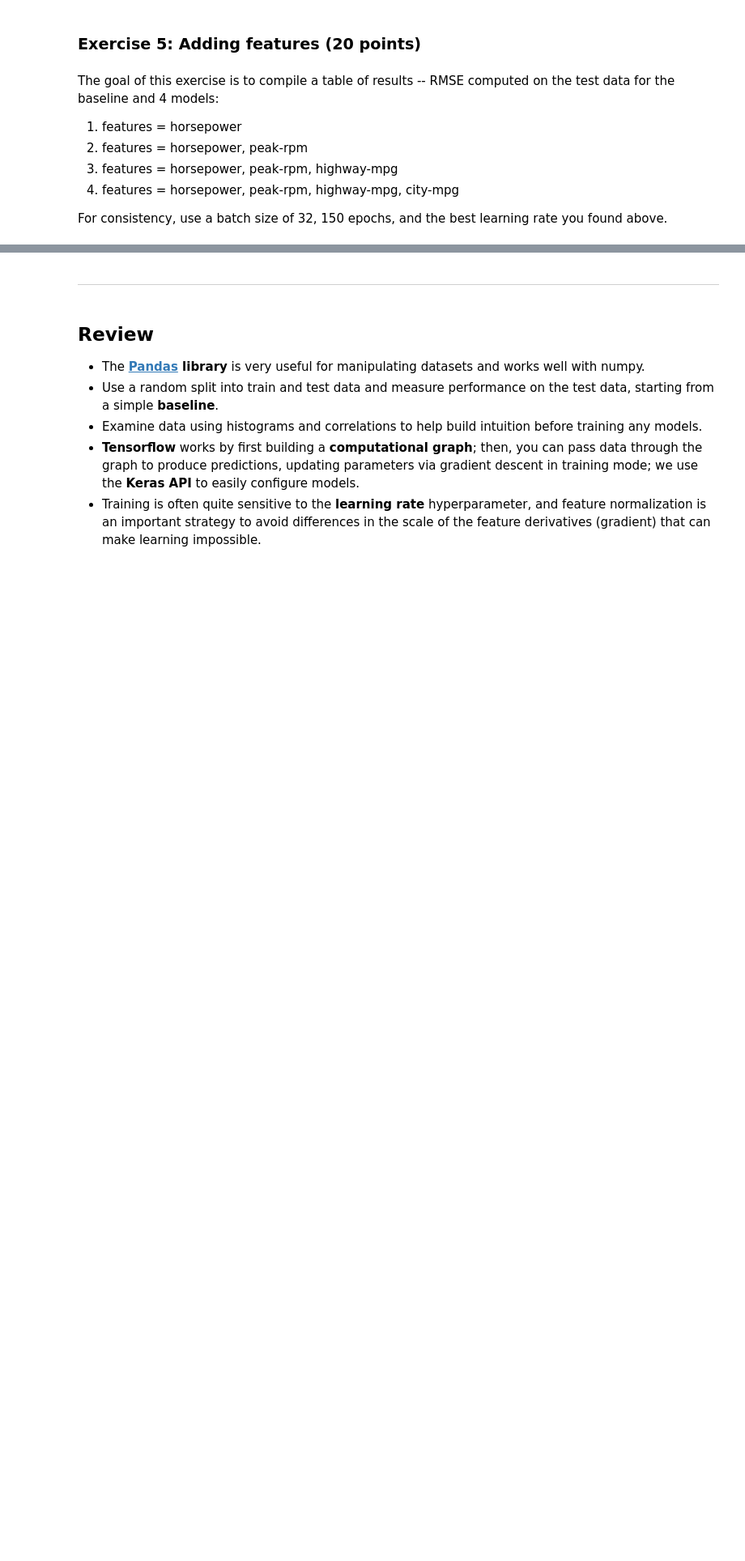
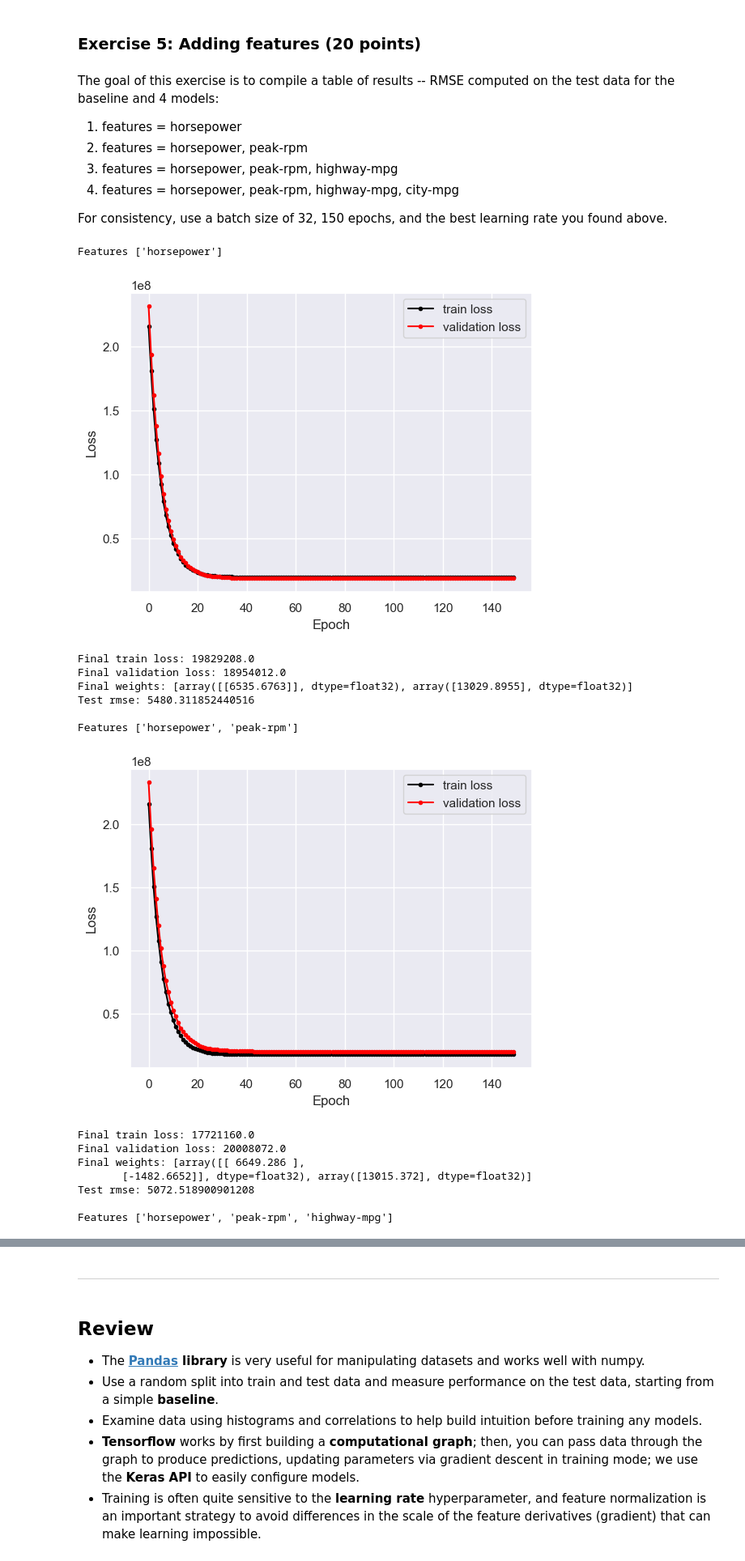
Before and after one commit to maureen-fromuth/DATASCI207_Sec03, a Jupyter notebook: 03 Linear Regression with Tensorflow.ipynb, the cells around one changed output, grey strips where cells are left out. Shown: that part at 81% size. Saved outputs shown, nothing was run; the diff lists cells and outputs as text; code cells hidden in the pictures; blank space fills up the shorter version.

```diff
--- a/03 Linear Regression with Tensorflow.ipynb
+++ b/03 Linear Regression with Tensorflow.ipynb
@@ -426,26 +545,47 @@ The goal of this exercise is to compile a table of results -- RMSE computed on t
 For consistency, use a batch size of 32, 150 epochs, and the best learning rate you found above.
 # %%
 # EDIT CODE HERE
-best_learning_rate = NotImplemented #add here the learning rate you found above
+best_learning_rate = 0.01 #add here the learning rate you found above
 
 def run_experiment(features, learning_rate):
   model = build_model(len(features), learning_rate)
 
   history = model.fit(
     x = car_train_features_norm[features],
     y = car_train_labels,
     validation_split=0.1,
     epochs=150,
     batch_size=32,
     verbose=0)
 
   plot_loss(model, history)
 
   # Make predictions on test data
   test_loss = model.evaluate(car_test_features_norm[features],
                              car_test_labels,
                              verbose=0)
   test_rmse = np.sqrt(test_loss)
   print('Test rmse:', test_rmse)
 
-run_experiment(features, best_learning_rate)
+features = ['horsepower', 'peak-rpm', 'highway-mpg', 'city-mpg']
+
+for x in range(len(features)):
+  print('\nFeatures', features[:x+1])
+  run_experiment(features[:x+1], best_learning_rate)
+# %% [output]
+Features ['horsepower']
+[figure, added]
+Final train loss: 19829208.0
+Final validation loss: 18954012.0
+Final weights: [array([[6535.6763]], dtype=float32), array([13029.8955], dtype=float32)]
+Test rmse: 5480.311852440516
+
+Features ['horsepower', 'peak-rpm']
+[figure, added]
+Final train loss: 17721160.0
+Final validation loss: 20008072.0
+Final weights: [array([[ 6649.286 ],
+       [-1482.6652]], dtype=float32), array([13015.372], dtype=float32)]
+Test rmse: 5072.518900901208
+
+Features ['horsepower', 'peak-rpm', 'highway-mpg']
```
Also changed, not shown: parts of 20 cells of this notebook.
